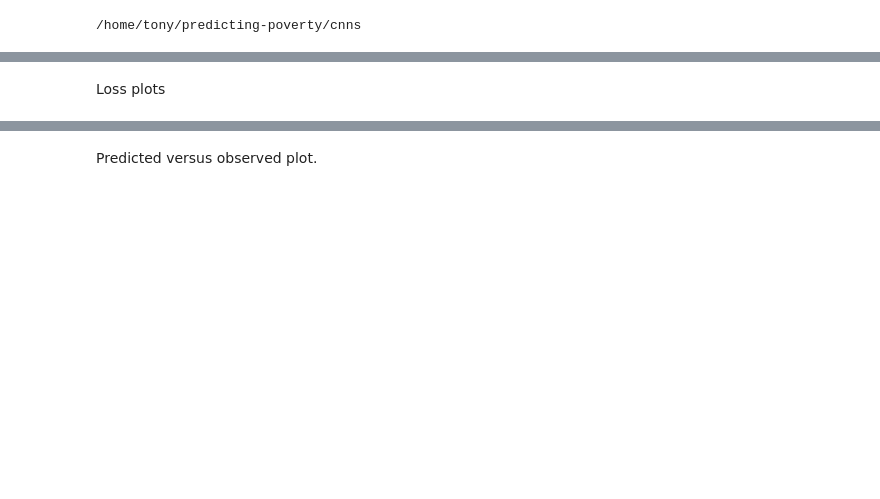
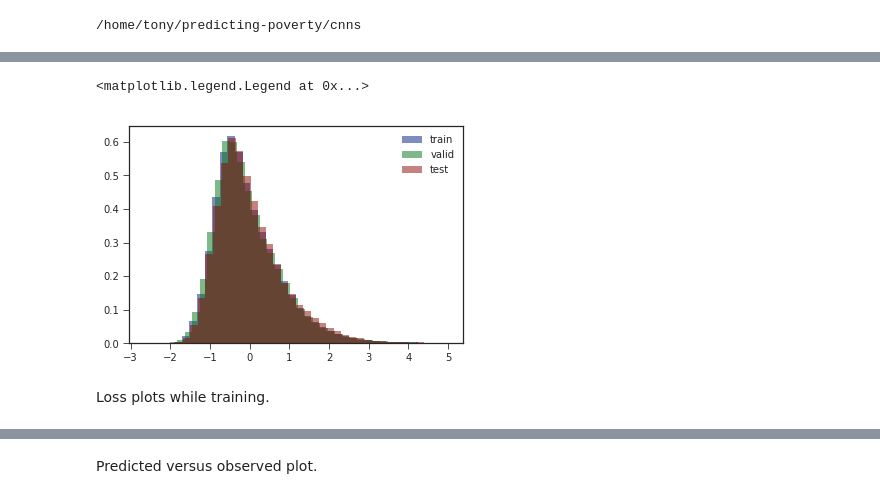
Before and after one commit to chrisyeh96/india-poverty, a Jupyter notebook: evaluation/eval.ipynb, the cells around one changed output, grey strips where cells are left out. Drawn from its saved outputs; the diff is of its cells as text; code cells hidden in the pictures; blank space fills up the shorter version.

```diff
--- a/evaluation/eval.ipynb
+++ b/evaluation/eval.ipynb
@@ -28,5 +54,13 @@ sat_type = "Sentinel-1"
+# %%
+plt.hist(train["secc_cons_per_cap_scaled"][train["secc_cons_per_cap_scaled"] < 5], bins=40, normed=True, alpha=0.5, label="train")
+plt.hist(valid["secc_cons_per_cap_scaled"][valid["secc_cons_per_cap_scaled"] < 5], bins=40, normed=True, alpha=0.5, label="valid")
+plt.hist(test["secc_cons_per_cap_scaled"][test["secc_cons_per_cap_scaled"] < 5], bins=40, normed=True, alpha=0.5, label="test")
+plt.legend()
+# %% [output]
+<matplotlib.legend.Legend at 0x...>
+[figure, added]
 # %% [markdown]
-Loss plots
+Loss plots while training.
 # %%
 losses = {
   "train": np.load("{}/{}/losses_train.npy".format(models_dir, folder_name)),
```
Also changed, not shown: parts of 14 cells of this notebook, 8 other files.
